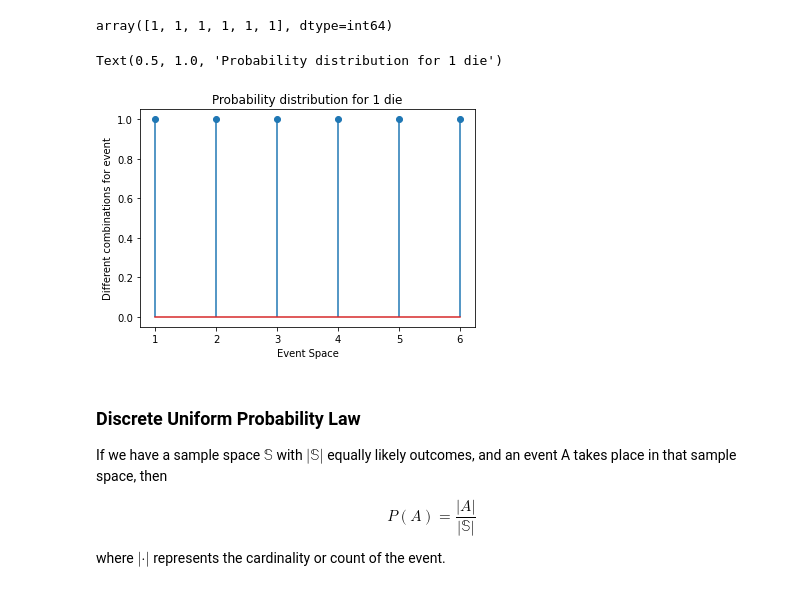
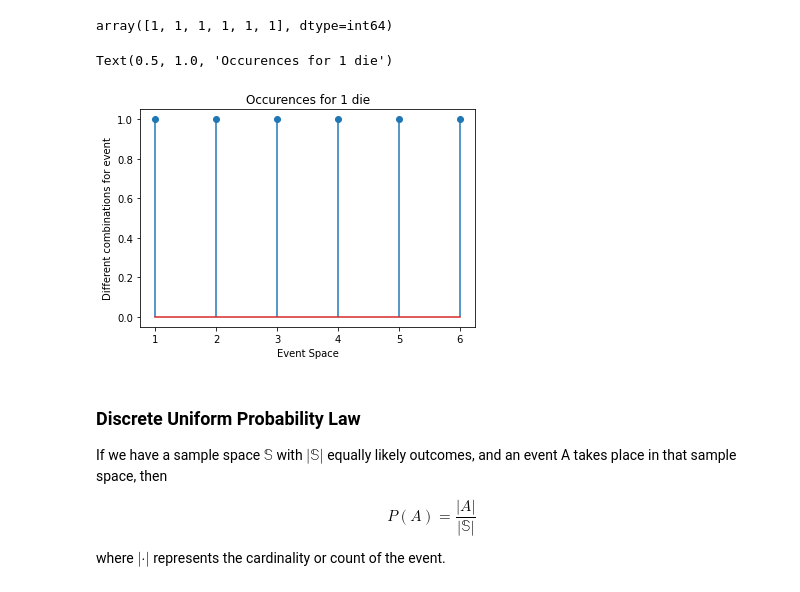
Before and after one commit to Dr-Daily/SystemsEngineering, a Jupyter notebook: Probability Theory Overview.ipynb, the cells around one changed output. Saved outputs shown, nothing was run; the diff lists cells and outputs as text; code cells hidden in the pictures.

```diff
--- a/Probability Theory Overview.ipynb
+++ b/Probability Theory Overview.ipynb
@@ -275,11 +275,11 @@ array([1, 1, 1, 1, 1, 1], dtype=int64)
 # %%
 plt.stem(labels,counts)
 plt.xlabel("Event Space")
 plt.ylabel("Different combinations for event")
-plt.title("Probability distribution for 1 die")
+plt.title("Occurences for 1 die")
 # %% [output]
-Text(0.5, 1.0, 'Probability distribution for 1 die')
+Text(0.5, 1.0, 'Occurences for 1 die')
-[figure, old version]
+[figure, new version]
 # %% [markdown]
 ### Discrete Uniform Probability Law
 
```
Also changed, not shown: parts of 26 cells of this notebook, 1 other file.
